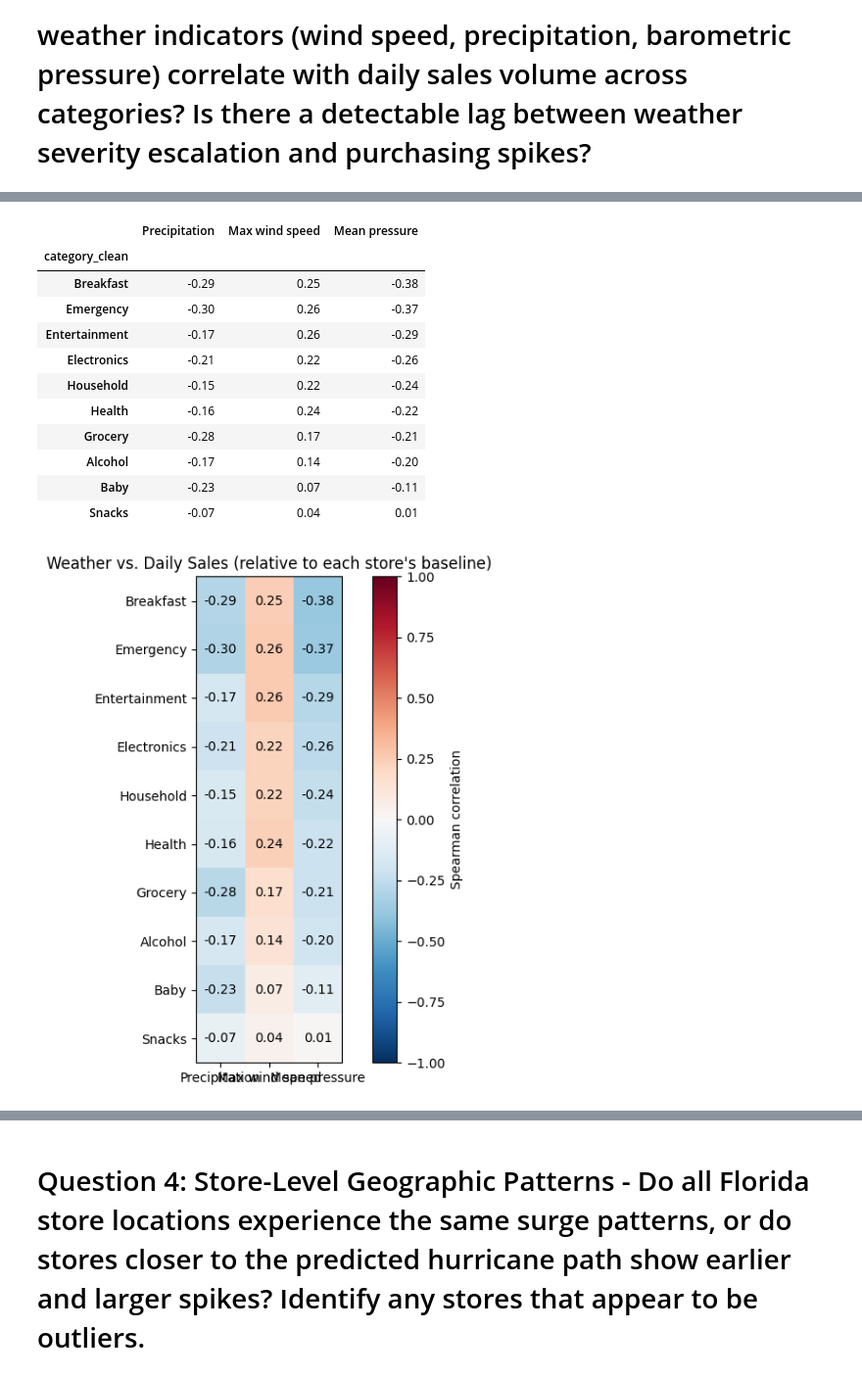
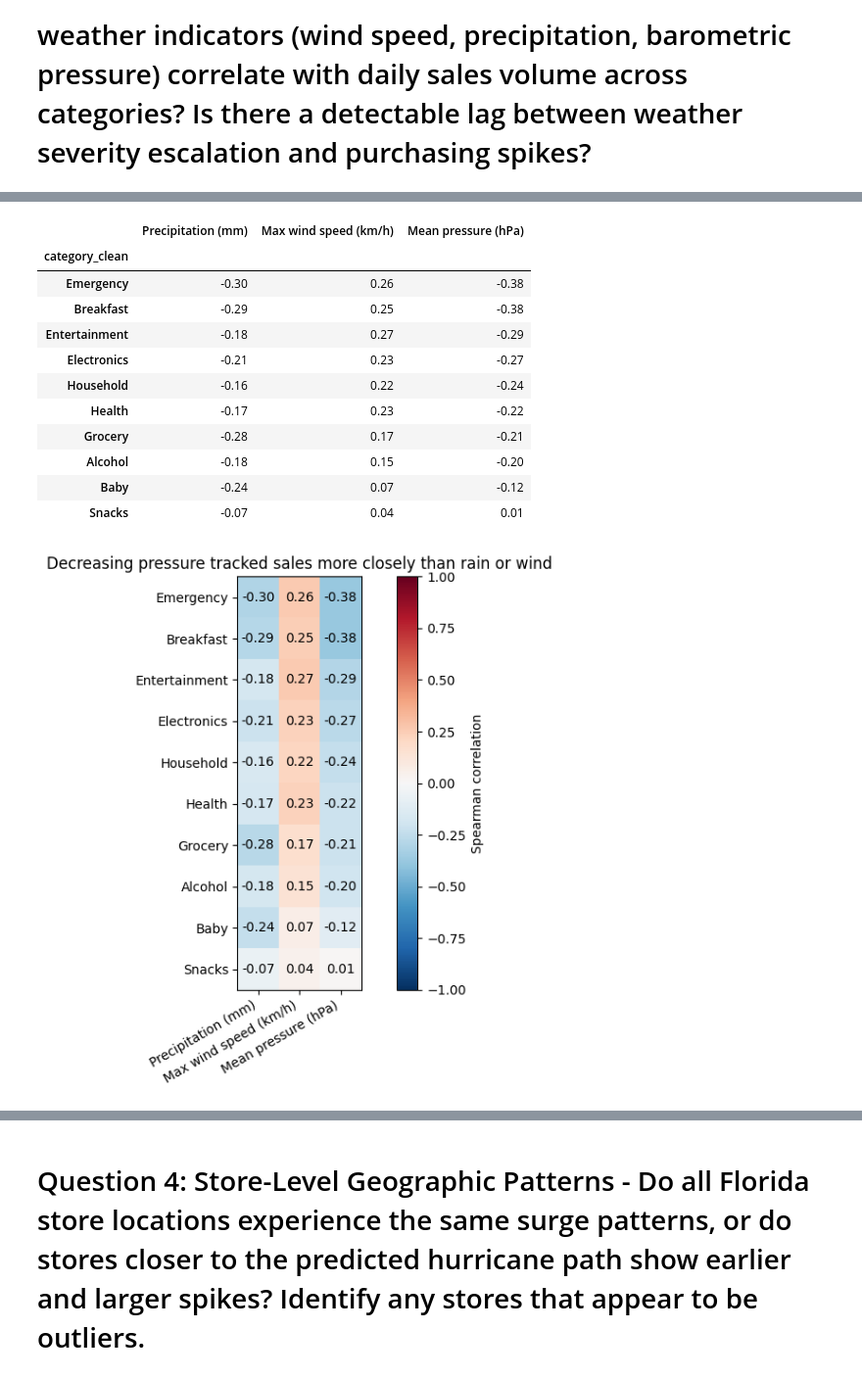
Before and after one commit to clairinelou/walmart-hurricane-project, a Jupyter notebook: notebooks/DS_2002_Project_Working_Doc.ipynb, the cells around one changed output, grey strips where cells are left out. Shown at 98% size. Cells and saved outputs as stored; diff of their text form; code cells hidden in the pictures.

```diff
--- a/notebooks/DS_2002_Project_Working_Doc.ipynb
+++ b/notebooks/DS_2002_Project_Working_Doc.ipynb
@@ -2651,0 +2382,14 @@ The assert checks that each store only has one weather row per day, so merging w
+# %%
+sales = transactions_clean.dropna(subset=["timestamp", "quantity"]).copy()
+sales["tz"] = sales["store_id"].map(STORE_TIMEZONES).fillna(DEFAULT_TZ)
+
+# Timestamps are already in each store's local time, so the date needs no conversion
+sales["date"] = sales["timestamp"].dt.normalize()
+sales["local_hour"] = sales["timestamp"].dt.hour
+
+print("Transactions with a valid timestamp and quantity:", len(sales))
+print("Date range:", sales["date"].min().date(), "to", sales["date"].max().date())
+
+print("\nTransactions by time zone, with local sales hours:")
+display(sales.groupby("tz")["local_hour"].agg(
+    transactions="size", first_hour="min", last_hour="max"))
@@ -2652,8 +2409,6 @@ The assert checks that each store only has one weather row per day, so merging w
 # %%
 q3_sales = (
-    transactions_clean
-    .dropna(subset=["timestamp", "quantity"])
-    .assign(date=lambda d: d["timestamp"].dt.normalize())
+    sales
     .groupby(["store_id", "date", "category_clean"])["quantity"].sum()
     .unstack("category_clean", fill_value=0)
     .stack()
@@ -2681,13 +2436,17 @@ q3_all = q3_sales.merge(
 
 assert len(q3_all) == len(q3_sales), "Merge changed the number of sales rows"
 assert np.isclose(q3_all["units"].sum(), q3_sales["units"].sum()), "Merge changed total units"
-print(q3_all["_merge"].value_counts())
-print("Sales rows with no weather (store has no coordinates):",
+
+print("Rows matched to weather (both) vs. sales rows with no weather (left_only):")
+print(q3_all["_merge"].value_counts().to_string())
+print("\nSales rows with no weather (store has no coordinates):",
       q3_all.loc[q3_all["_merge"] == "left_only", "store_id"].unique())
 
 q3 = q3_all.loc[q3_all["_merge"] == "both"].drop(columns="_merge")
 
-print("Rows analyzed:", len(q3), "| stores:", q3["store_id"].nunique(),
+print("\nRows analyzed:", len(q3), "| stores:", q3["store_id"].nunique(),
       "| days:", q3["date"].nunique())
+
+print("\nFirst five rows of sales with weather:")
 display(q3.head())
 # %% [output]
@@ -2717,41 +2478,42 @@ Rows without weather (Tallahassee) are listed to show its existence, but then re
 # %%
 weather_cols = {
-    "precipitation_sum": "Precipitation",
-    "wind_speed_10m_max": "Max wind speed",
-    "pressure_msl_mean": "Mean pressure",
+    "precipitation_sum": "Precipitation (mm)",
+    "wind_speed_10m_max": "Max wind speed (km/h)",
+    "pressure_msl_mean": "Mean pressure (hPa)",
 }
 
 corr_table = (
     q3.groupby("category_clean")[["sales_index", *weather_cols]]
     .corr(method="spearman")
     .xs("sales_index", level=1)[list(weather_cols)]
     .rename(columns=weather_cols)
 )
-corr_table = corr_table.sort_values("Mean pressure")
+corr_table = corr_table.sort_values("Mean pressure (hPa)")
 display(corr_table.round(2))
 
-fig, ax = plt.subplots(figsize=(7, 6))
+fig, ax = plt.subplots(figsize=(8, 6))
 im = ax.imshow(corr_table.values, cmap="RdBu_r", vmin=-1, vmax=1)
-ax.set_xticks(range(len(corr_table.columns)), corr_table.columns)
+ax.set_xticks(range(len(corr_table.columns)), corr_table.columns,
+              rotation=30, ha="right")
 ax.set_yticks(range(len(corr_table.index)), corr_table.index)
 for i in range(corr_table.shape[0]):
     for j in range(corr_table.shape[1]):
         ax.text(j, i, f"{corr_table.iat[i, j]:.2f}", ha="center", va="center")
 fig.colorbar(im, ax=ax, label="Spearman correlation")
-ax.set_title("Weather vs. Daily Sales (relative to each store's baseline)")
+ax.set_title("Decreasing pressure tracked sales more closely than rain or wind")
 plt.tight_layout()
 plt.show()
 # %% [output]
-|  | Precipitation | Max wind speed | Mean pressure |
+|  | Precipitation (mm) | Max wind speed (km/h) | Mean pressure (hPa) |
 | category_clean |  |  |  |
+| Emergency | -0.30 | 0.26 | -0.38 |
 | Breakfast | -0.29 | 0.25 | -0.38 |
-| Emergency | -0.30 | 0.26 | -0.37 |
-| Entertainment | -0.17 | 0.26 | -0.29 |
-| Electronics | -0.21 | 0.22 | -0.26 |
-| Household | -0.15 | 0.22 | -0.24 |
-| Health | -0.16 | 0.24 | -0.22 |
+| Entertainment | -0.18 | 0.27 | -0.29 |
+| Electronics | -0.21 | 0.23 | -0.27 |
+| Household | -0.16 | 0.22 | -0.24 |
+| Health | -0.17 | 0.23 | -0.22 |
 | Grocery | -0.28 | 0.17 | -0.21 |
-| Alcohol | -0.17 | 0.14 | -0.20 |
-| Baby | -0.23 | 0.07 | -0.11 |
+| Alcohol | -0.18 | 0.15 | -0.20 |
+| Baby | -0.24 | 0.07 | -0.12 |
 | Snacks | -0.07 | 0.04 | 0.01 |
-[figure, old version]
+[figure, new version]
```
Also changed, not shown: parts of 165 cells of this notebook.
